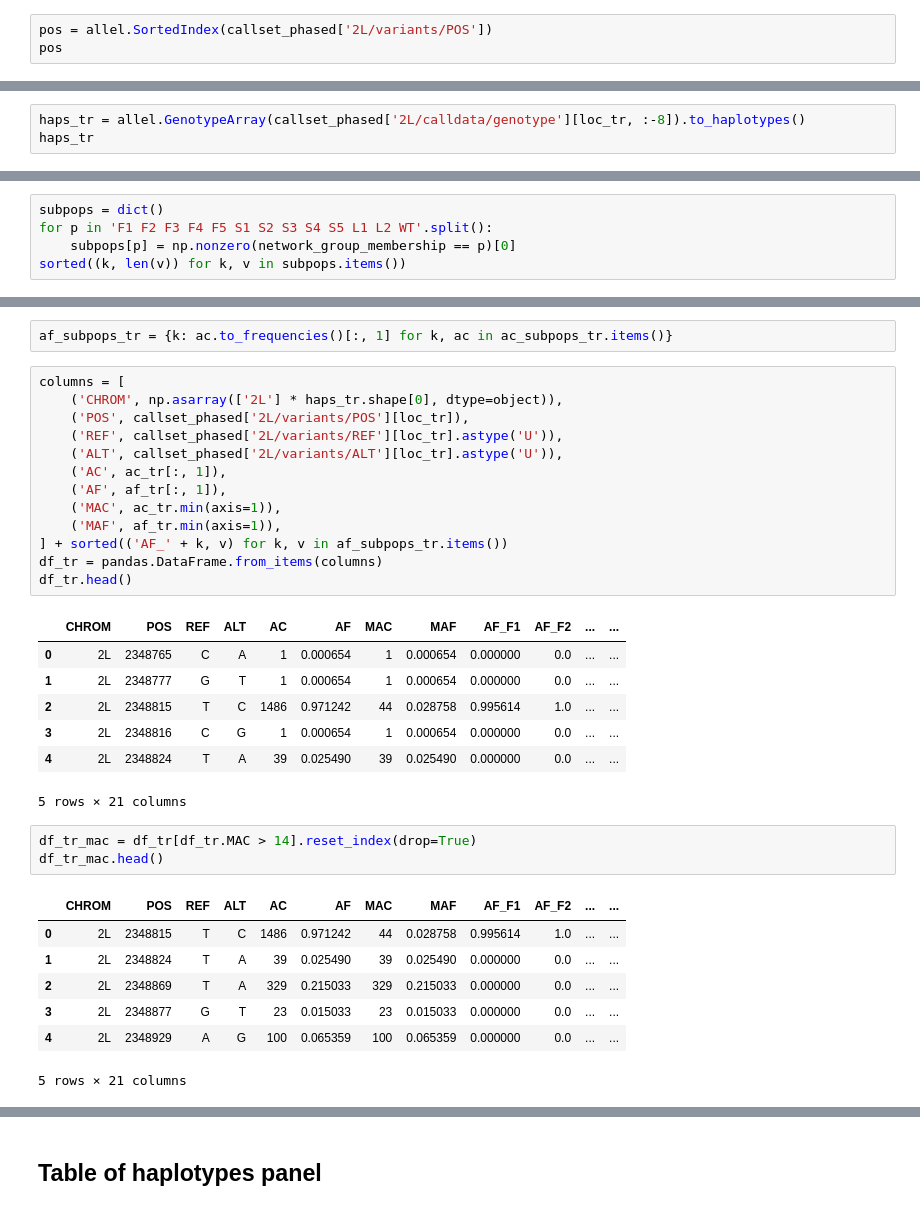
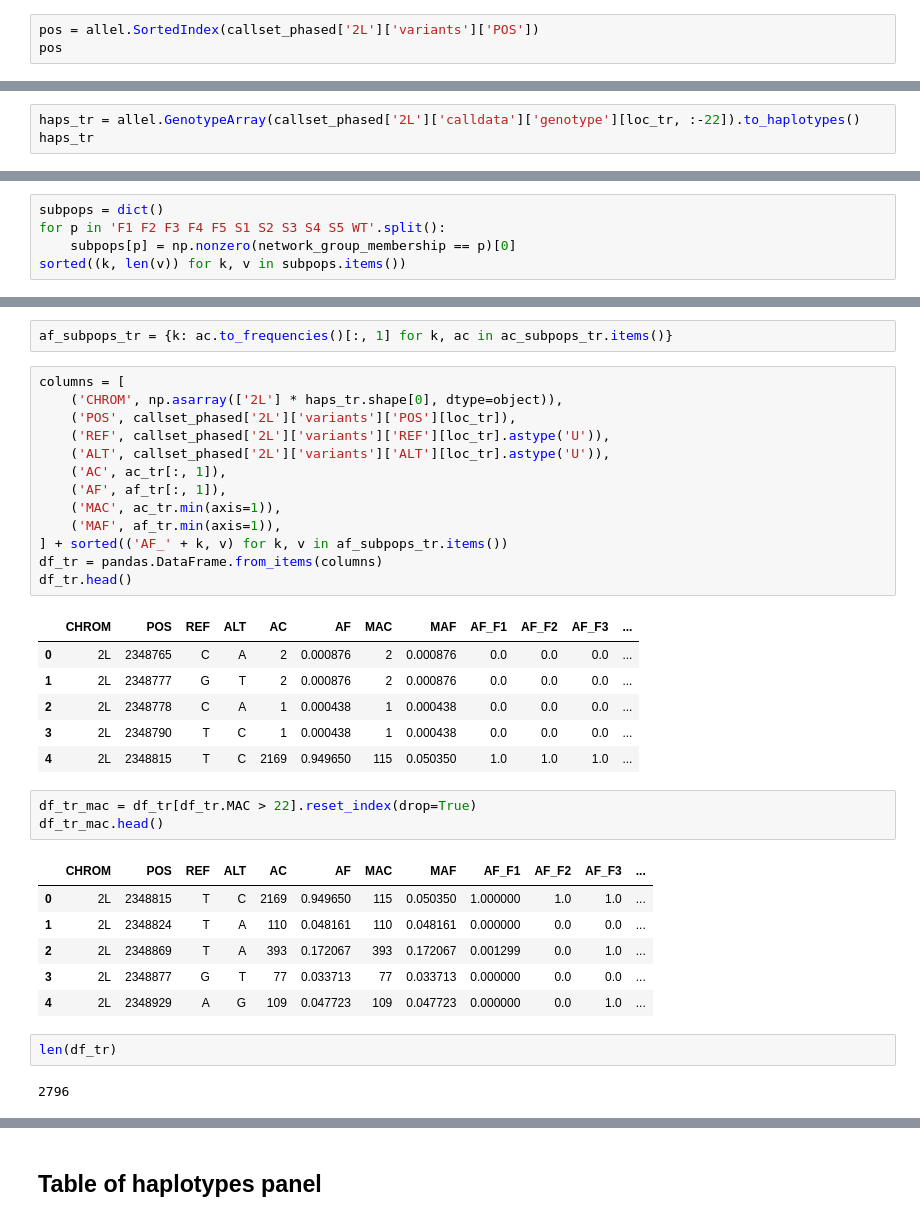
Before and after one commit to malariagen/ag1000g-phase2-vgsc-report, a Jupyter notebook: notebooks/table_Phase_2_vgsc_supplementary_tables.ipynb, the cells around one changed output, grey strips where cells are left out. Saved outputs shown, nothing was run; the diff lists cells and outputs as text.

```diff
--- a/notebooks/table_Phase_2_vgsc_supplementary_tables.ipynb
+++ b/notebooks/table_Phase_2_vgsc_supplementary_tables.ipynb
@@ -196,6 +194,6 @@ region_vgsc
 # %% [output]
 <SeqFeature 'Vgsc' 2L:2358158-2431617>
 # %%
-pos = allel.SortedIndex(callset_phased['2L/variants/POS'])
+pos = allel.SortedIndex(callset_phased['2L']['variants']['POS'])
 pos
 # %% [output]
@@ -218,4 +220,4 @@ pos_tr
 # %%
-haps_tr = allel.GenotypeArray(callset_phased['2L/calldata/genotype'][loc_tr, :-8]).to_haplotypes()
+haps_tr = allel.GenotypeArray(callset_phased['2L']['calldata']['genotype'][loc_tr, :-22]).to_haplotypes()
 haps_tr
 # %% [output]
@@ -255,6 +257,6 @@ array([[  9.99346405e-01,   6.53594771e-04],
 # %%
 subpops = dict()
-for p in 'F1 F2 F3 F4 F5 S1 S2 S3 S4 S5 L1 L2 WT'.split():
+for p in 'F1 F2 F3 F4 F5 S1 S2 S3 S4 S5 WT'.split():
     subpops[p] = np.nonzero(network_group_membership == p)[0]
 sorted((k, len(v)) for k, v in subpops.items())
 # %% [output]
@@ -278,35 +278,37 @@ af_subpops_tr = {k: ac.to_frequencies()[:, 1] for k, ac in ac_subpops_tr.items()
 # %%
 columns = [
     ('CHROM', np.asarray(['2L'] * haps_tr.shape[0], dtype=object)),
-    ('POS', callset_phased['2L/variants/POS'][loc_tr]),
-    ('REF', callset_phased['2L/variants/REF'][loc_tr].astype('U')),
-    ('ALT', callset_phased['2L/variants/ALT'][loc_tr].astype('U')),
+    ('POS', callset_phased['2L']['variants']['POS'][loc_tr]),
+    ('REF', callset_phased['2L']['variants']['REF'][loc_tr].astype('U')),
+    ('ALT', callset_phased['2L']['variants']['ALT'][loc_tr].astype('U')),
     ('AC', ac_tr[:, 1]),
     ('AF', af_tr[:, 1]),
     ('MAC', ac_tr.min(axis=1)),
     ('MAF', af_tr.min(axis=1)),
 ] + sorted(('AF_' + k, v) for k, v in af_subpops_tr.items())
 df_tr = pandas.DataFrame.from_items(columns)
 df_tr.head()
 # %% [output]
-|  | CHROM | POS | REF | ALT | AC | AF | MAC | MAF | AF_F1 | AF_F2 | ... | ... |
-| 0 | 2L | 2348765 | C | A | 1 | 0.000654 | 1 | 0.000654 | 0.000000 | 0.0 | ... | ... |
-| 1 | 2L | 2348777 | G | T | 1 | 0.000654 | 1 | 0.000654 | 0.000000 | 0.0 | ... | ... |
-| 2 | 2L | 2348815 | T | C | 1486 | 0.971242 | 44 | 0.028758 | 0.995614 | 1.0 | ... | ... |
-| 3 | 2L | 2348816 | C | G | 1 | 0.000654 | 1 | 0.000654 | 0.000000 | 0.0 | ... | ... |
-| 4 | 2L | 2348824 | T | A | 39 | 0.025490 | 39 | 0.025490 | 0.000000 | 0.0 | ... | ... |
+|  | CHROM | POS | REF | ALT | AC | AF | MAC | MAF | AF_F1 | AF_F2 | AF_F3 | ... |
+| 0 | 2L | 2348765 | C | A | 2 | 0.000876 | 2 | 0.000876 | 0.0 | 0.0 | 0.0 | ... |
+| 1 | 2L | 2348777 | G | T | 2 | 0.000876 | 2 | 0.000876 | 0.0 | 0.0 | 0.0 | ... |
+| 2 | 2L | 2348778 | C | A | 1 | 0.000438 | 1 | 0.000438 | 0.0 | 0.0 | 0.0 | ... |
+| 3 | 2L | 2348790 | T | C | 1 | 0.000438 | 1 | 0.000438 | 0.0 | 0.0 | 0.0 | ... |
+| 4 | 2L | 2348815 | T | C | 2169 | 0.949650 | 115 | 0.050350 | 1.0 | 1.0 | 1.0 | ... |
-5 rows × 21 columns
 # %%
-df_tr_mac = df_tr[df_tr.MAC > 14].reset_index(drop=True)
+df_tr_mac = df_tr[df_tr.MAC > 22].reset_index(drop=True)
 df_tr_mac.head()
 # %% [output]
-|  | CHROM | POS | REF | ALT | AC | AF | MAC | MAF | AF_F1 | AF_F2 | ... | ... |
-| 0 | 2L | 2348815 | T | C | 1486 | 0.971242 | 44 | 0.028758 | 0.995614 | 1.0 | ... | ... |
-| 1 | 2L | 2348824 | T | A | 39 | 0.025490 | 39 | 0.025490 | 0.000000 | 0.0 | ... | ... |
-| 2 | 2L | 2348869 | T | A | 329 | 0.215033 | 329 | 0.215033 | 0.000000 | 0.0 | ... | ... |
-| 3 | 2L | 2348877 | G | T | 23 | 0.015033 | 23 | 0.015033 | 0.000000 | 0.0 | ... | ... |
-| 4 | 2L | 2348929 | A | G | 100 | 0.065359 | 100 | 0.065359 | 0.000000 | 0.0 | ... | ... |
+|  | CHROM | POS | REF | ALT | AC | AF | MAC | MAF | AF_F1 | AF_F2 | AF_F3 | ... |
+| 0 | 2L | 2348815 | T | C | 2169 | 0.949650 | 115 | 0.050350 | 1.000000 | 1.0 | 1.0 | ... |
+| 1 | 2L | 2348824 | T | A | 110 | 0.048161 | 110 | 0.048161 | 0.000000 | 0.0 | 0.0 | ... |
+| 2 | 2L | 2348869 | T | A | 393 | 0.172067 | 393 | 0.172067 | 0.001299 | 0.0 | 1.0 | ... |
+| 3 | 2L | 2348877 | G | T | 77 | 0.033713 | 77 | 0.033713 | 0.000000 | 0.0 | 0.0 | ... |
+| 4 | 2L | 2348929 | A | G | 109 | 0.047723 | 109 | 0.047723 | 0.000000 | 0.0 | 1.0 | ... |
-5 rows × 21 columns
+# %%
+len(df_tr)
+# %% [output]
+2796
 # %%
 # check how many potentially diagnostics SNPs separating each pair of F haplotype groups
 for x, y in itertools.combinations('F1 F2 F3 F4 F5'.split(), 2):
```
Also changed, not shown: parts of 40 cells of this notebook, 5 other files.
